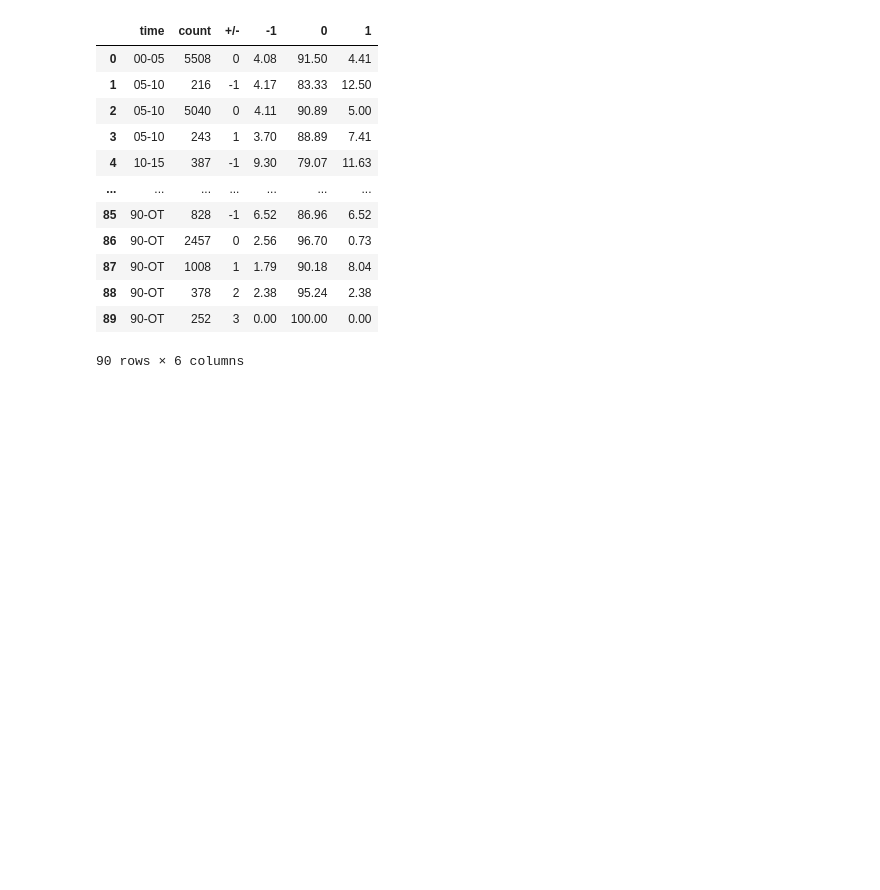
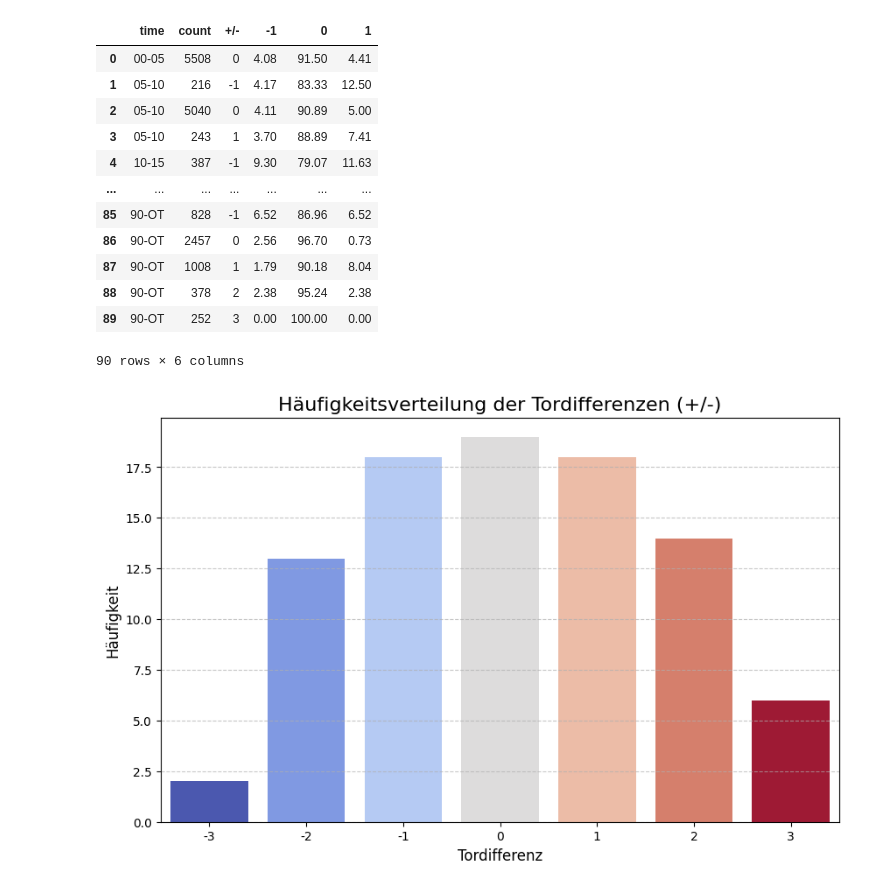
Before and after one commit to martin5575/yaspp, a Jupyter notebook: model/eda.ipynb, the cells around one changed output. Saved outputs shown, nothing was run; the diff lists cells and outputs as text; code cells hidden in the pictures; blank space fills up the shorter version.

```diff
--- a/model/eda.ipynb
+++ b/model/eda.ipynb
@@ -221,4 +201,15 @@ df
 | 88 | 90-OT | 378 | 2 | 2.38 | 95.24 | 2.38 |
 | 89 | 90-OT | 252 | 3 | 0.00 | 100.00 | 0.00 |
 90 rows × 6 columns
+# %%
+# Visualisierung der Verteilung der Tordifferenzen (+/-)
+plt.figure(figsize=(10, 6))
+sns.countplot(data=df, x="+/-", palette="coolwarm", hue="+/-", legend=False)
+plt.title("Häufigkeitsverteilung der Tordifferenzen (+/-)", fontsize=16)
+plt.xlabel("Tordifferenz", fontsize=12)
+plt.ylabel("Häufigkeit", fontsize=12)
+plt.grid(axis="y", linestyle="--", alpha=0.7)
+plt.show()
+# %% [output]
+[figure, added]
 # %%
```
Also changed, not shown: parts of 7 cells of this notebook, 19 other files.
